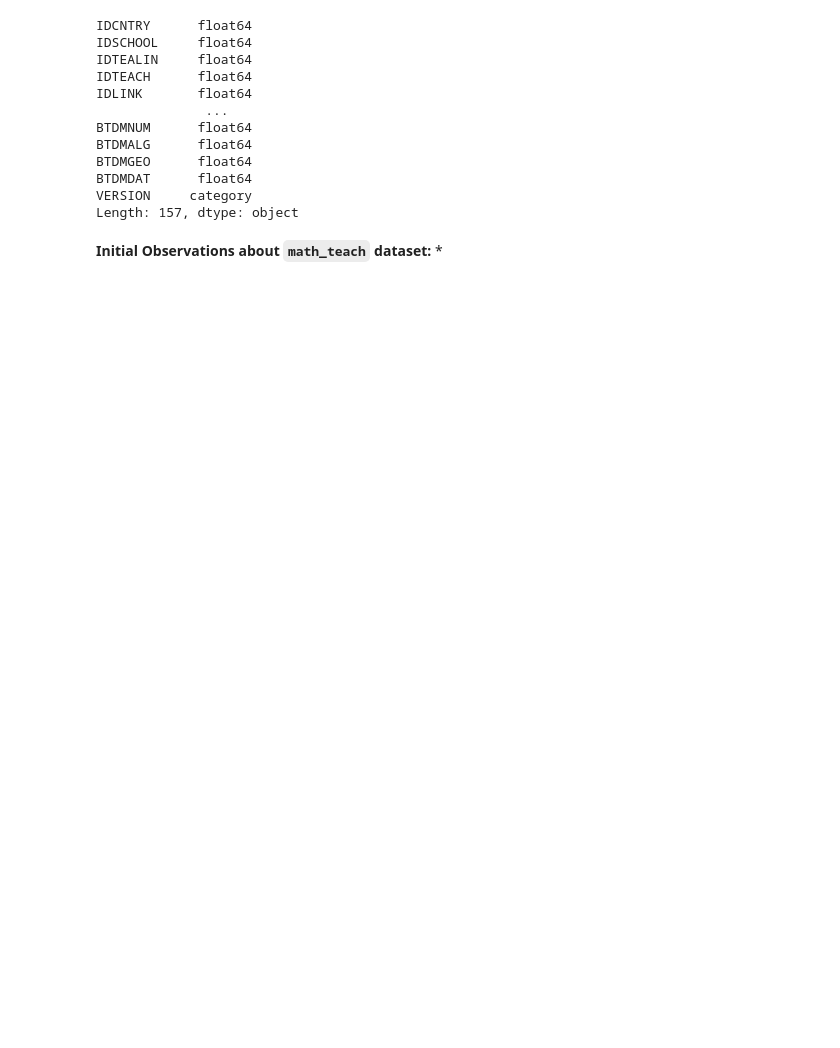
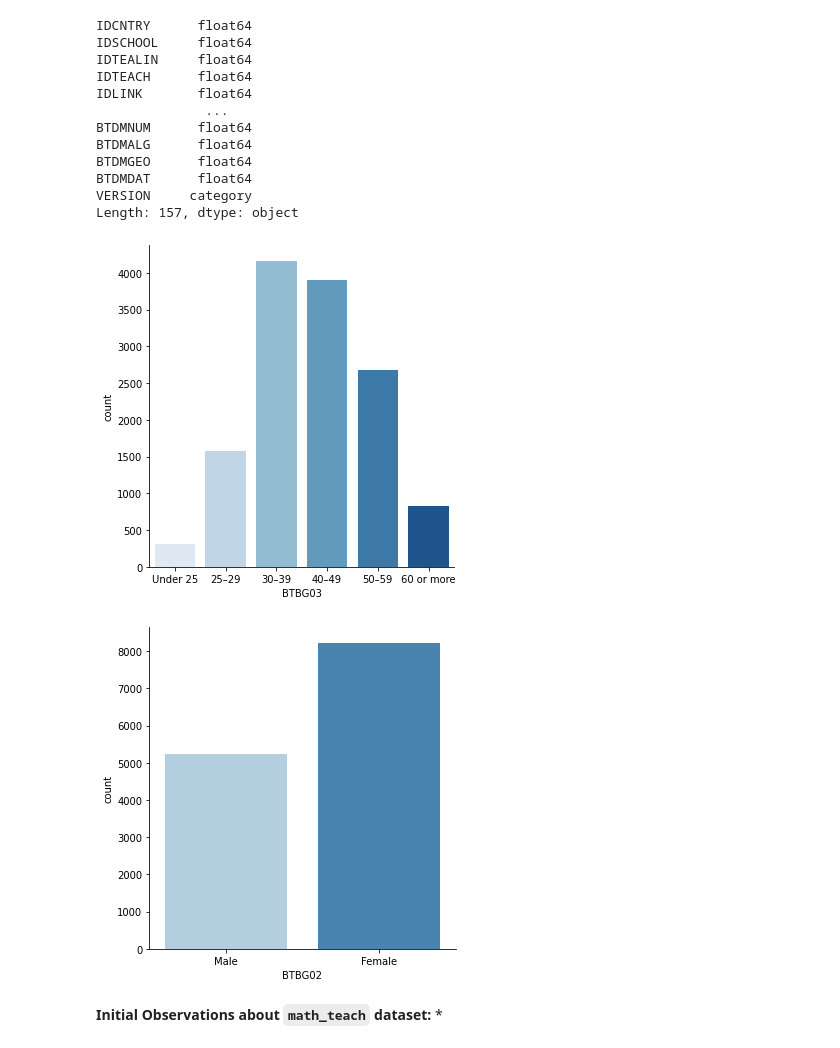
Before and after one commit to sjhaluck/TIMSS-Data-Science, a Jupyter notebook: TIMSS Exploration.ipynb, the cells around one changed output. Cells and saved outputs as stored; diff of their text form; code cells hidden in the pictures; blank space fills up the shorter version.

Commit message:
feat: basic graphs for exploratory analysis of teacher data

```diff
--- a/TIMSS Exploration.ipynb
+++ b/TIMSS Exploration.ipynb
@@ -214,6 +215,13 @@ student.to_csv('data/student.csv', index = False)
 stud_teach.to_csv('data/stud_teach.csv', index = False)
 math_teach.to_csv('data/math_teach.csv', index = False)
 sci_teach.to_csv('data/sci_teach.csv', index = False)
+# %%
+#school.to_csv('data/school.csv', index = False)
+#stud_ach.to_csv('data/stud_ach.csv', index = False)
+#student.to_csv('data/student.csv', index = False)
+#stud_teach.to_csv('data/stud_teach.csv', index = False)
+math_teach = pd.read_csv('data/math_teach.csv')
+#sci_teach.to_csv('data/sci_teach.csv', index = False)
 # %% [markdown]
 # Explore Data
 Explore the structure and values of the data
@@ -554,6 +562,14 @@ BTDMGEO      float64
 BTDMDAT      float64
 VERSION     category
 Length: 157, dtype: object
+# %%
+cat_type = CategoricalDtype(categories=['Under 25', '25–29', '30–39', '40–49', '50–59', '60 or more'], ordered=True)
+math_teach['BTBG03'] = math_teach['BTBG03'].astype(cat_type)
+sns.catplot(x='BTBG03', kind='count', palette='Blues', data=math_teach);
+sns.catplot(x='BTBG02', kind='count', palette='Blues', data=math_teach);
+# %% [output]
+[figure, added]
+[figure, added]
 # %% [markdown]
 **Initial Observations about `math_teach` dataset:**
 *
```
Also changed, not shown: parts of 2 cells of this notebook.
